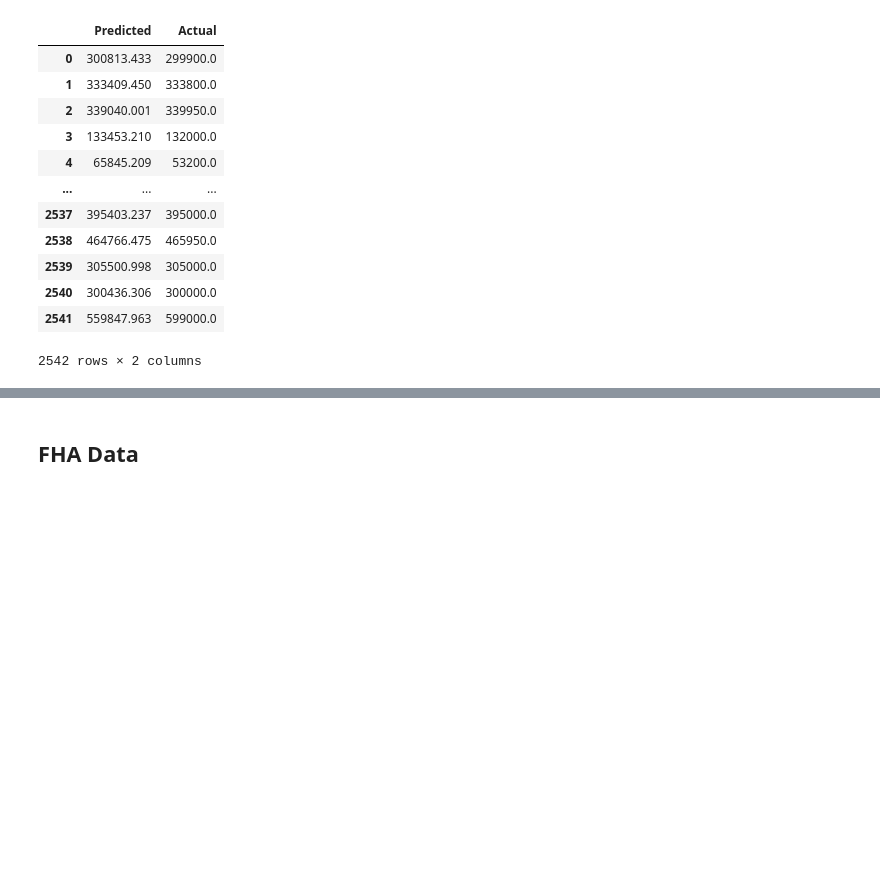
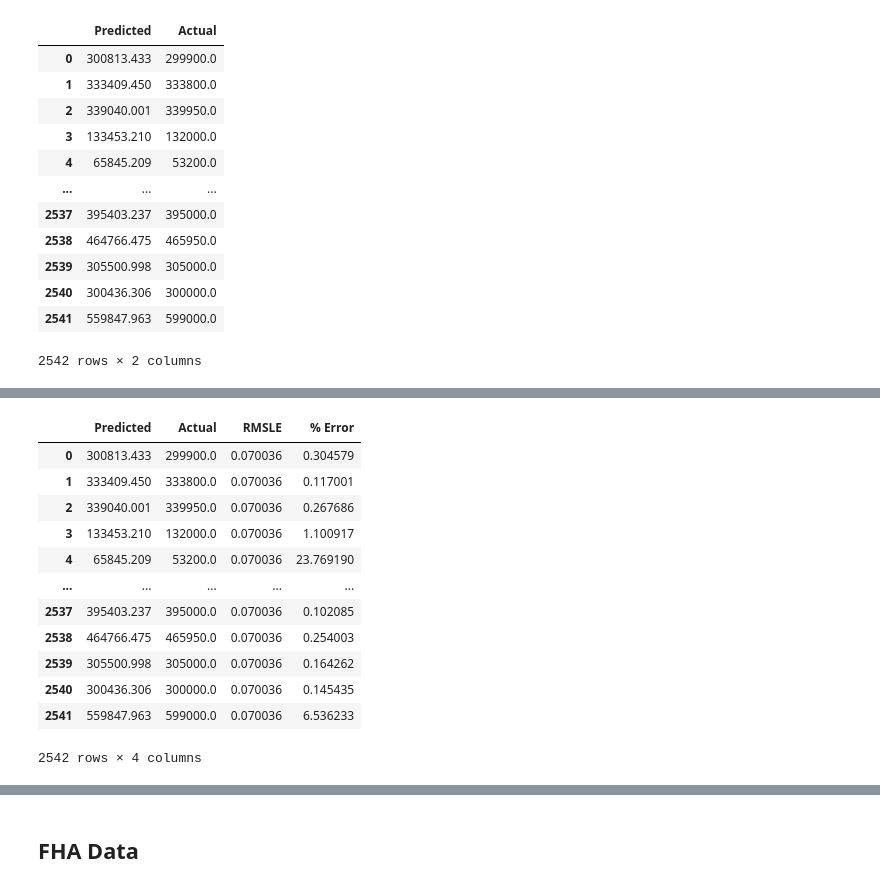
Before and after one commit to FinalProject-2021/Housing_Valuation, a Jupyter notebook: random_forest_regressor_am.ipynb, the cells around one changed output, grey strips where cells are left out. Saved outputs shown, nothing was run; the diff lists cells and outputs as text; code cells hidden in the pictures; blank space fills up the shorter version.

```diff
--- a/random_forest_regressor_am.ipynb
+++ b/random_forest_regressor_am.ipynb
@@ -236,0 +251,17 @@ output
+# %%
+output['% Error'] = abs(output['Predicted'] - output['Actual']) / output['Actual'] * 100
+output
+# %% [output]
+|  | Predicted | Actual | RMSLE | % Error |
+| 0 | 300813.433 | 299900.0 | 0.070036 | 0.304579 |
+| 1 | 333409.450 | 333800.0 | 0.070036 | 0.117001 |
+| 2 | 339040.001 | 339950.0 | 0.070036 | 0.267686 |
+| 3 | 133453.210 | 132000.0 | 0.070036 | 1.100917 |
+| 4 | 65845.209 | 53200.0 | 0.070036 | 23.769190 |
+| ... | ... | ... | ... | ... |
+| 2537 | 395403.237 | 395000.0 | 0.070036 | 0.102085 |
+| 2538 | 464766.475 | 465950.0 | 0.070036 | 0.254003 |
+| 2539 | 305500.998 | 305000.0 | 0.070036 | 0.164262 |
+| 2540 | 300436.306 | 300000.0 | 0.070036 | 0.145435 |
+| 2541 | 559847.963 | 599000.0 | 0.070036 | 6.536233 |
+2542 rows × 4 columns
```
Also changed, not shown: parts of 13 cells of this notebook, 2 other files.
